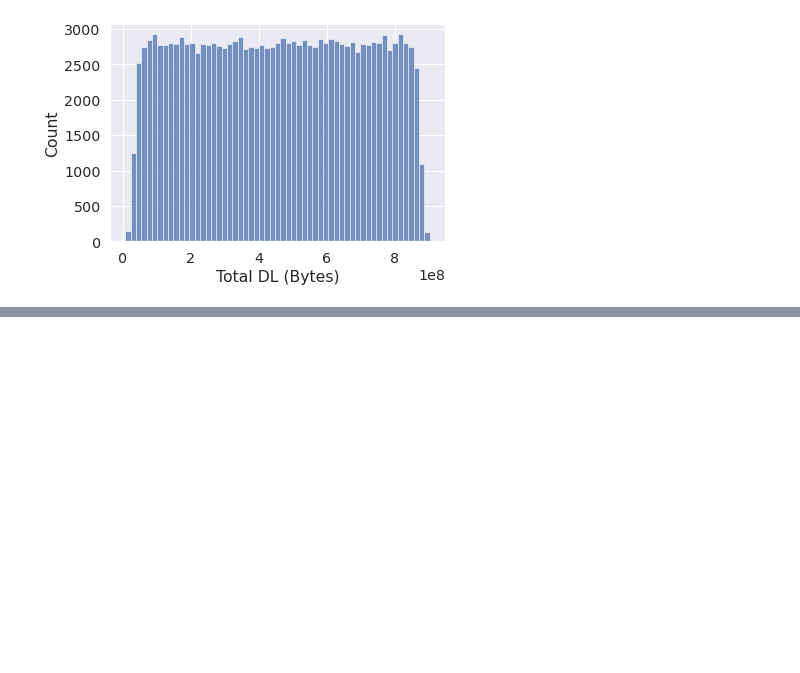
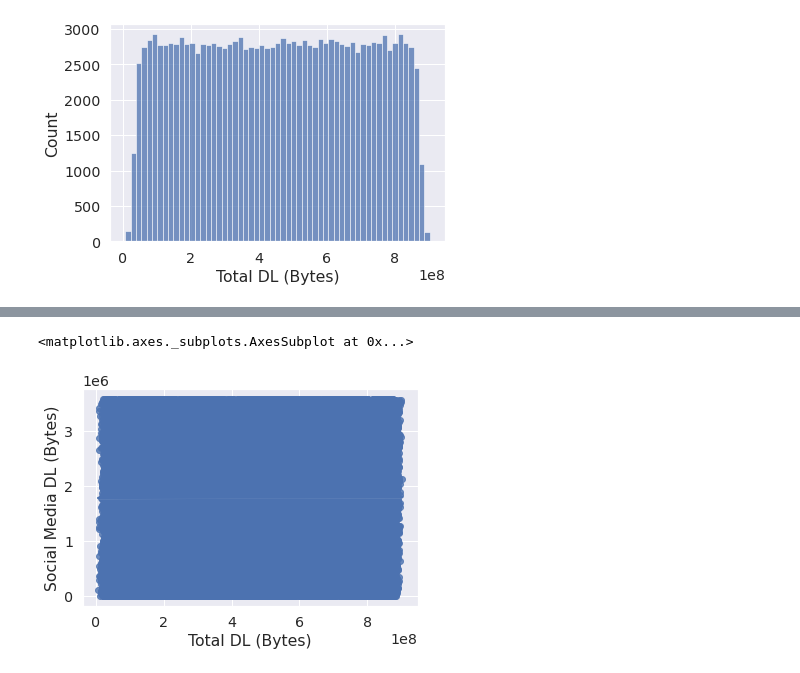
Before and after one commit to YasabnehT/Telecom_Data_Analysis, a Jupyter notebook: UserOverviewAnalysis.ipynb, the cells around one changed output, grey strips where cells are left out. Drawn from its saved outputs; the diff is of its cells as text; code cells hidden in the pictures; blank space fills up the shorter version.

```diff
--- a/UserOverviewAnalysis.ipynb
+++ b/UserOverviewAnalysis.ipynb
@@ -1057,0 +1130,7 @@ sns.histplot(x=db[columns]['Total DL (Bytes)'], data =db)
+# %%
+sns.regplot(x='Total DL (Bytes)',y='Social Media DL (Bytes)',data=db)
+# sns.countplot(x='Total DL (Bytes)',data=db)
+#boxplot, violinplot, stripplot, swarmplot, barplot also works
+# %% [output]
+<matplotlib.axes._subplots.AxesSubplot at 0x...>
+[figure, added]
```
Also changed, not shown: parts of 10 cells of this notebook.
